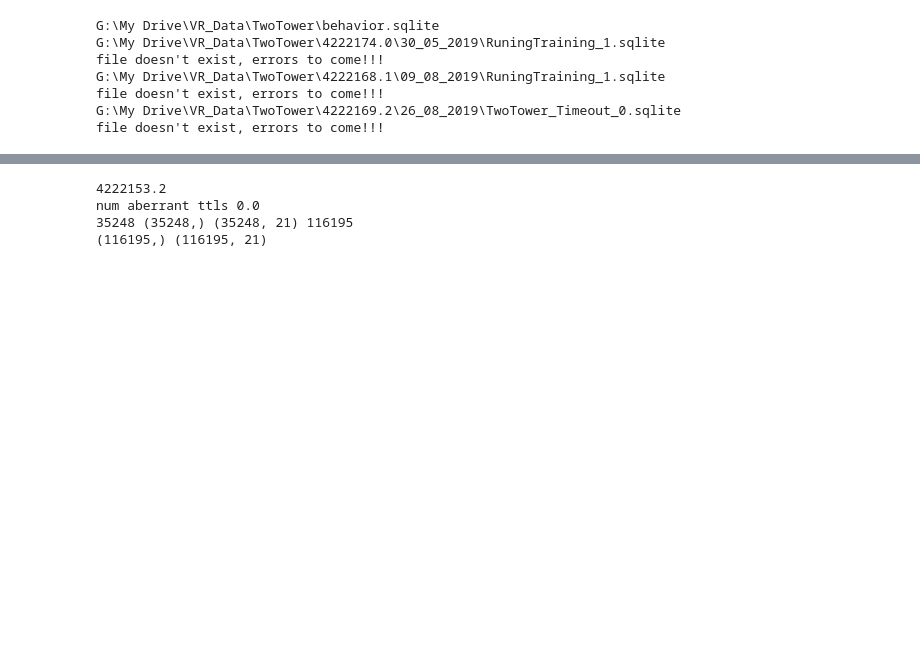
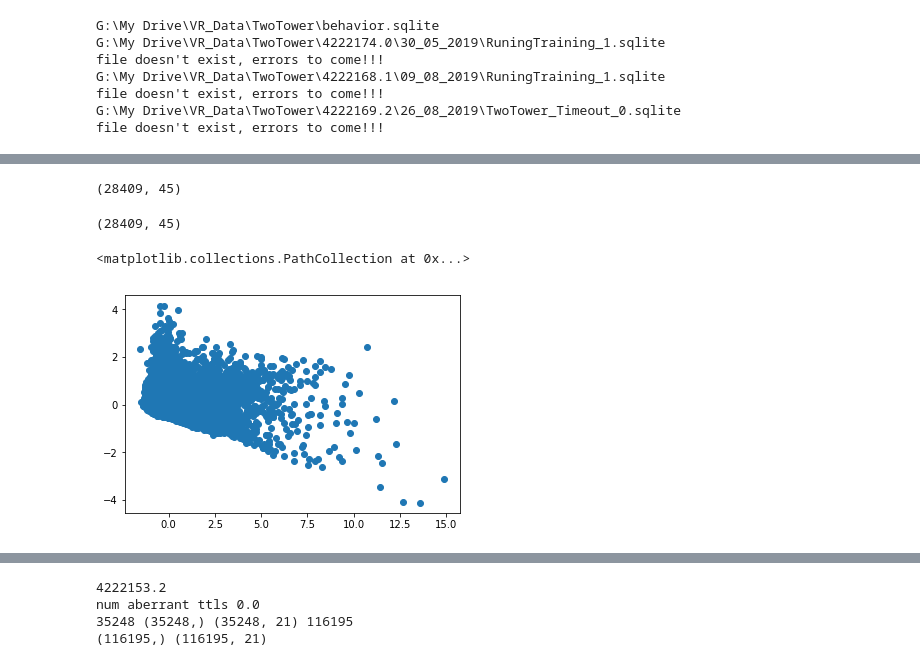
Before and after one commit to GiocomoLab/MightyMorphingPhotonRangers, a Jupyter notebook: PlaceCellAnalyses/SingleCellSimNMF.ipynb, the cells around one changed output, grey strips where cells are left out. Drawn from its saved outputs; the diff is of its cells as text; code cells hidden in the pictures; blank space fills up the shorter version.

```diff
--- a/PlaceCellAnalyses/SingleCellSimNMF.ipynb
+++ b/PlaceCellAnalyses/SingleCellSimNMF.ipynb
@@ -224,0 +154,17 @@ replicate 2
+# %%
+print(cellmat_rare.shape)
+# %% [output]
+(28409, 45)
+# %%
+pca = sk.decomposition.PCA()
+cm_rare = pca.fit_transform(cellmat_rare)
+# %%
+print(cm_rare.shape)
+# %% [output]
+(28409, 45)
+# %%
+f,ax = plt.subplots()
+ax.scatter(cm_rare[:,0],cm_rare[:,2])
+# %% [output]
+<matplotlib.collections.PathCollection at 0x...>
+[figure, added]
```
Also changed, not shown: parts of 11 cells of this notebook, 6 other files.
